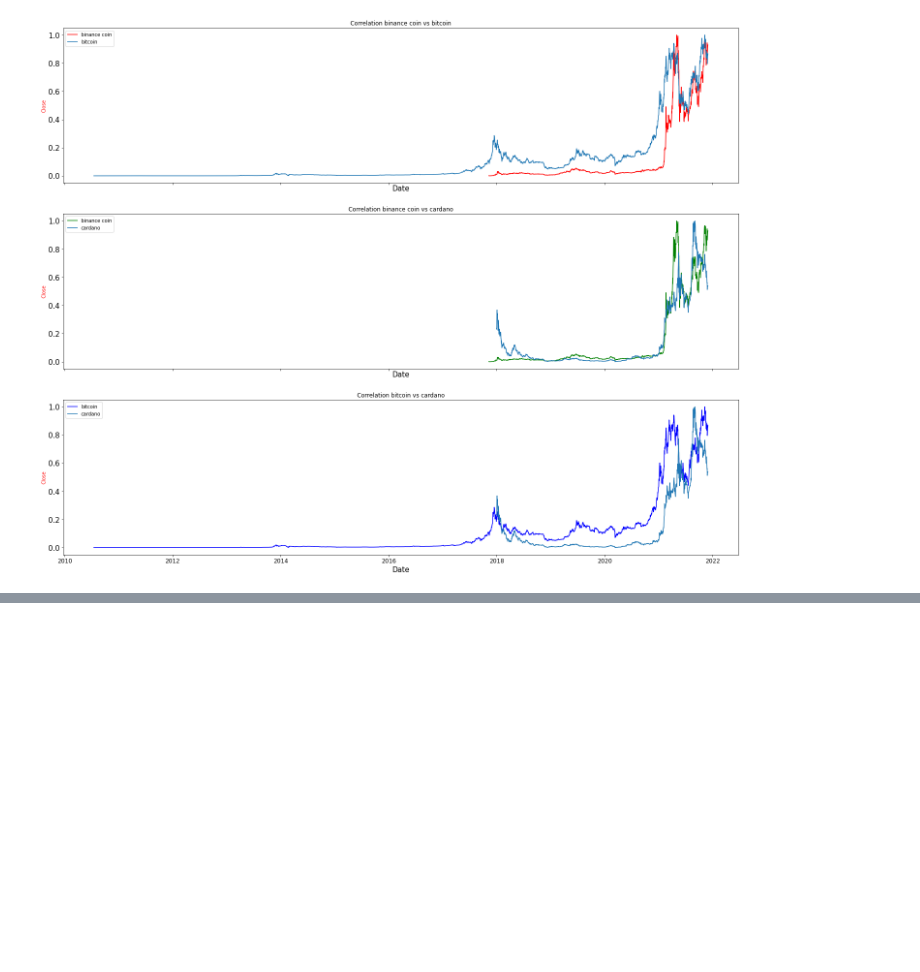
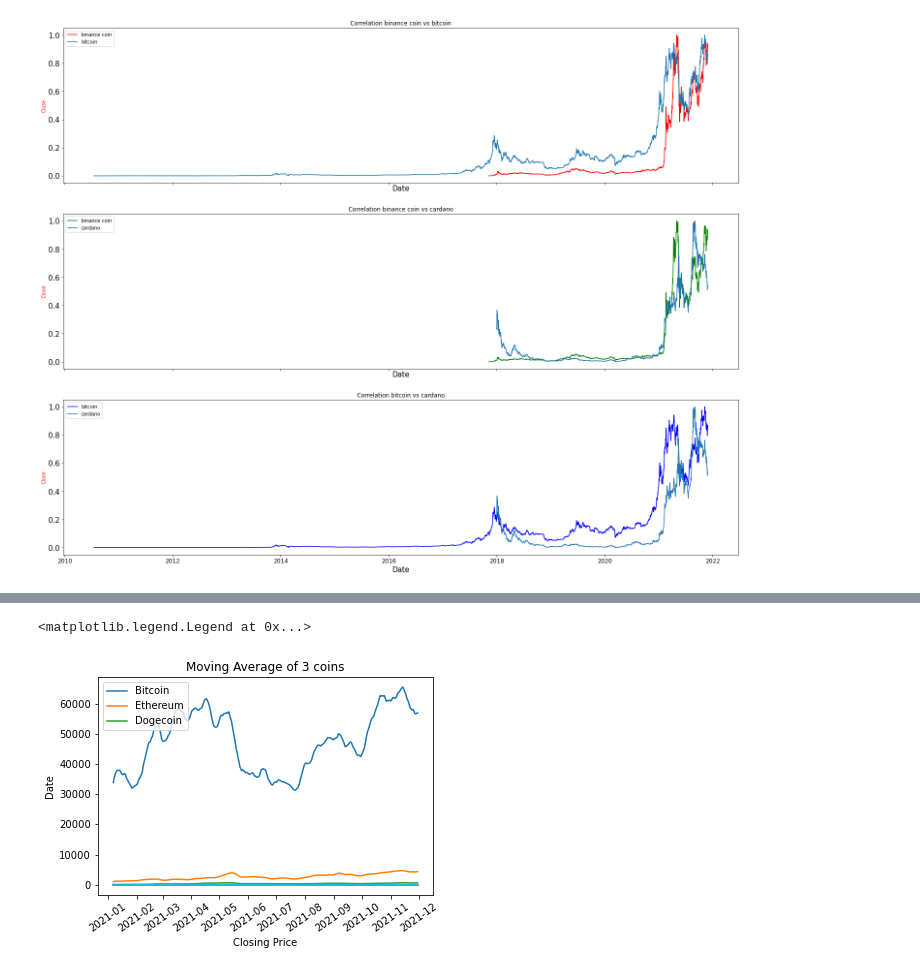
Before and after one commit to cato20/cryptocurrencies-ds, a Jupyter notebook: notebooks/Model_Price_Prediction.ipynb, the cells around one changed output, grey strips where cells are left out. Saved outputs shown, nothing was run; the diff lists cells and outputs as text; code cells hidden in the pictures; blank space fills up the shorter version.

```diff
--- a/notebooks/Model_Price_Prediction.ipynb
+++ b/notebooks/Model_Price_Prediction.ipynb
@@ -442,0 +476,10 @@ for index,element in enumerate(correlation_coins, start=0):
+# %%
+plt.title("Moving Average of 3 coins")
+plt.xlabel('Closing Price')
+plt.ylabel('Date')
+plt.xticks(rotation=35)
+plt.plot(crypto.index,crypto.values)
+plt.legend(['Bitcoin','Ethereum','Dogecoin'],loc='upper left')
+# %% [output]
+<matplotlib.legend.Legend at 0x...>
+[figure, added]
```
Also changed, not shown: parts of 8 cells of this notebook.
